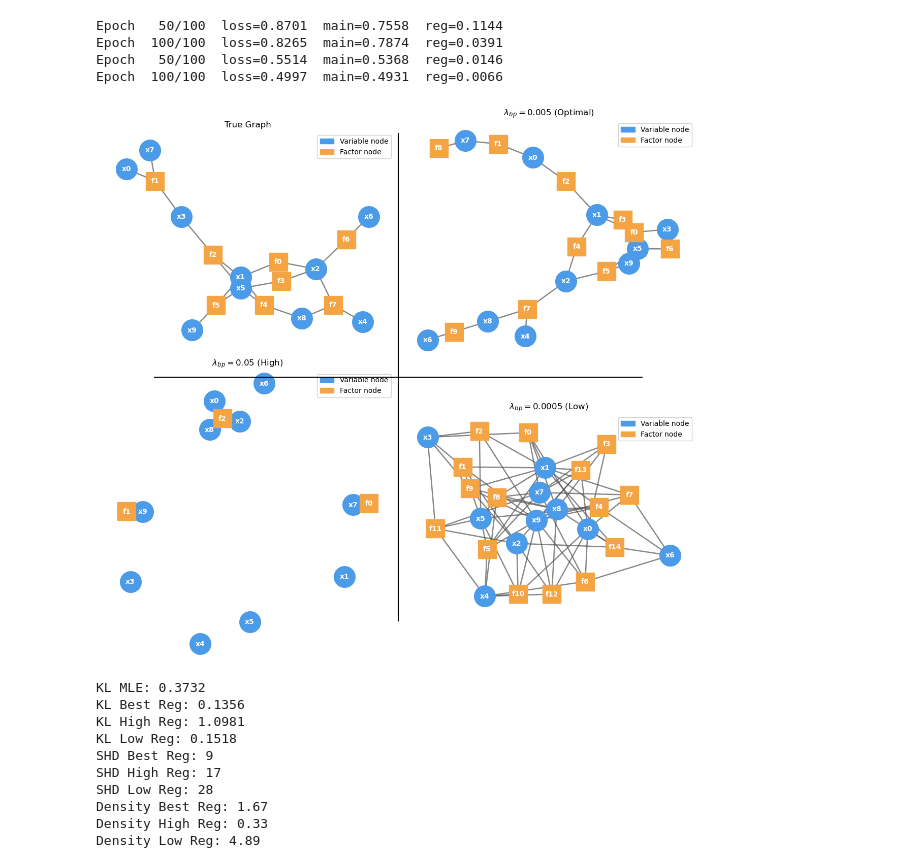
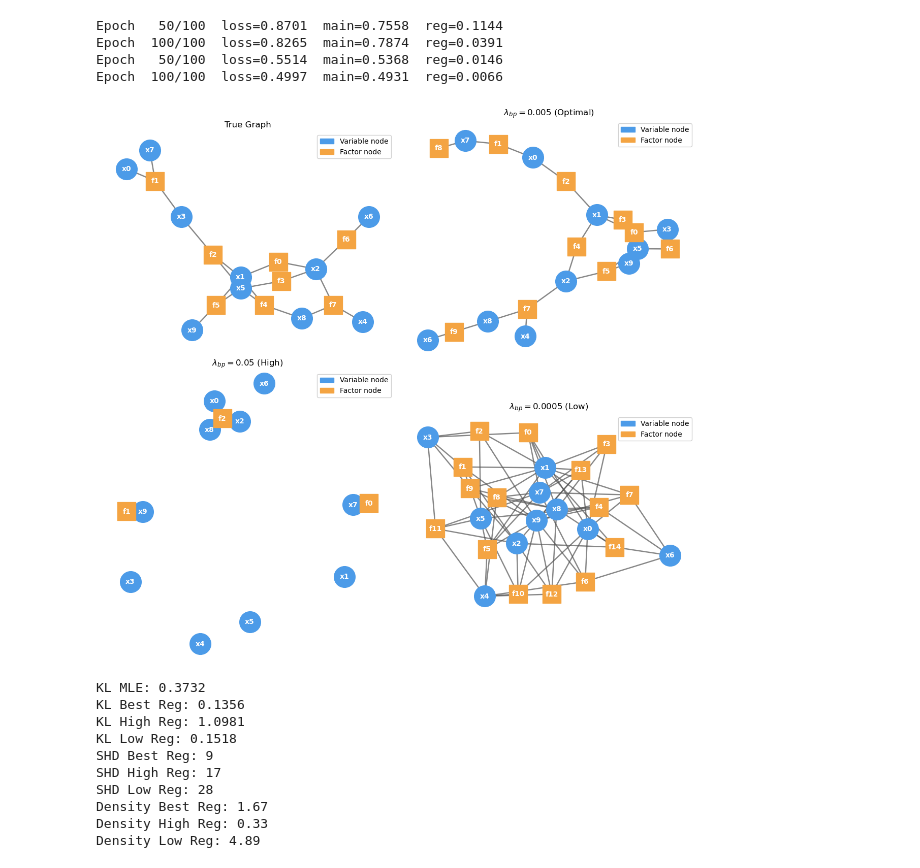
Before and after one commit to AyushBatra01/FG-Structure-NN, a Jupyter notebook: experiments/01_regularization.ipynb, the cells around one changed output. Saved outputs shown, nothing was run; the diff lists cells and outputs as text; code cells hidden in the pictures.

```diff
--- a/experiments/01_regularization.ipynb
+++ b/experiments/01_regularization.ipynb
@@ -466,27 +468,21 @@ Epoch   50/100  loss=0.5514  main=0.5368  reg=0.0146
 Epoch  100/100  loss=0.4997  main=0.4931  reg=0.0066
 # %%
 fig, axs = plt.subplots(2,2, figsize=(12,12))
-
-import matplotlib.lines as lines
-line1 = lines.Line2D([0.5, 0.5], [0.1, 0.9], transform=fig.transFigure, color='black')
-line2 = lines.Line2D([0.1, 0.9], [0.5, 0.5], transform=fig.transFigure, color='black')
-fig.add_artist(line1)
-fig.add_artist(line2)
 
 random_graph.display_graph(seed=388, ax=axs[0,0])
 learner_to_graph(best_lrn_graph).display_graph(seed=38, ax=axs[0,1])
 learner_to_graph(lrn_high_reg).display_graph(seed=38, ax=axs[1,0])
 learner_to_graph(lrn_low_reg).display_graph(seed=38, ax=axs[1,1])
 
 axs[0,0].set_title("True Graph")
 axs[0,1].set_title("$\lambda_{bp}=0.005$ (Optimal)")
 axs[1,0].set_title("$\lambda_{bp}=0.05$ (High)")
 axs[1,1].set_title("$\lambda_{bp}=0.0005$ (Low)")
 
 plt.tight_layout()
 plt.show()
 # %% [output]
-[figure, old version]
+[figure, new version]
 # %%
 print(f"KL MLE: {kl_mle_optimal(random_graph, samples_graph):.4f}")
 print(f"KL Best Reg: {kl_divergence(random_graph, best_lrn_graph):.4f}")
```
Also changed, not shown: parts of 2 cells of this notebook, 1 other file.
